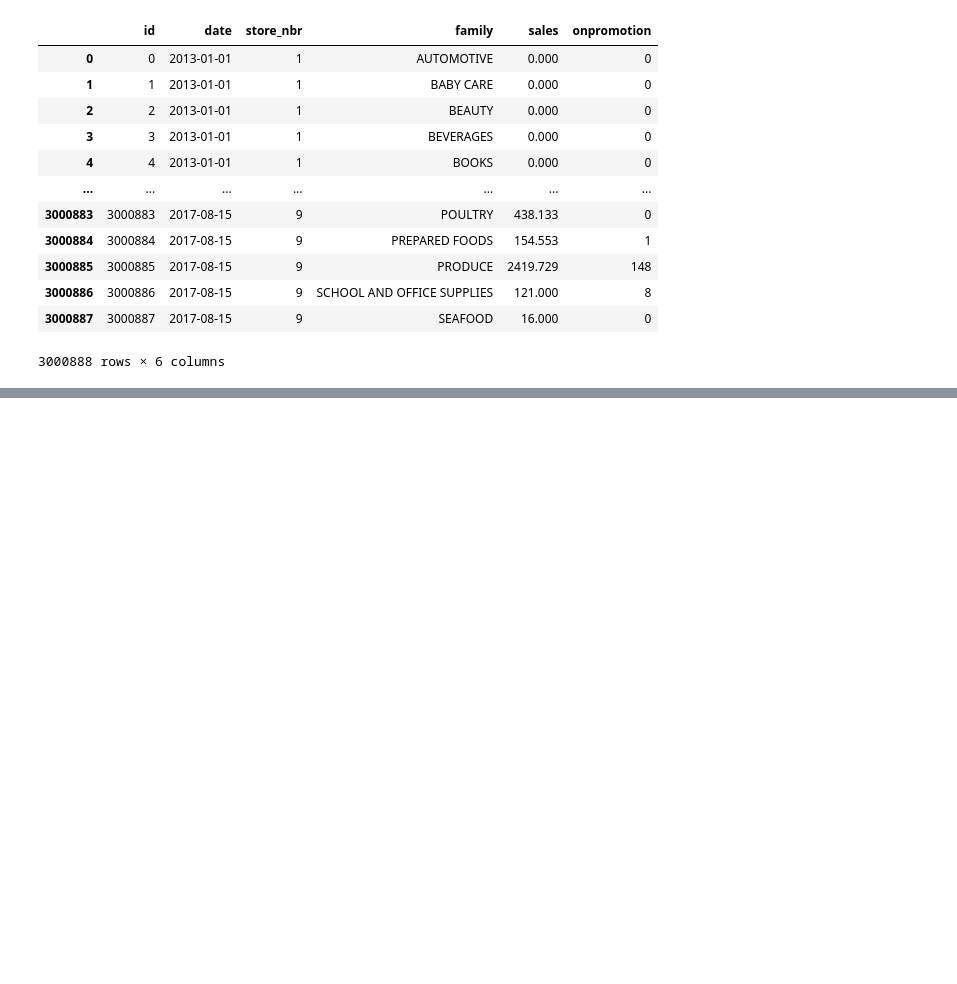
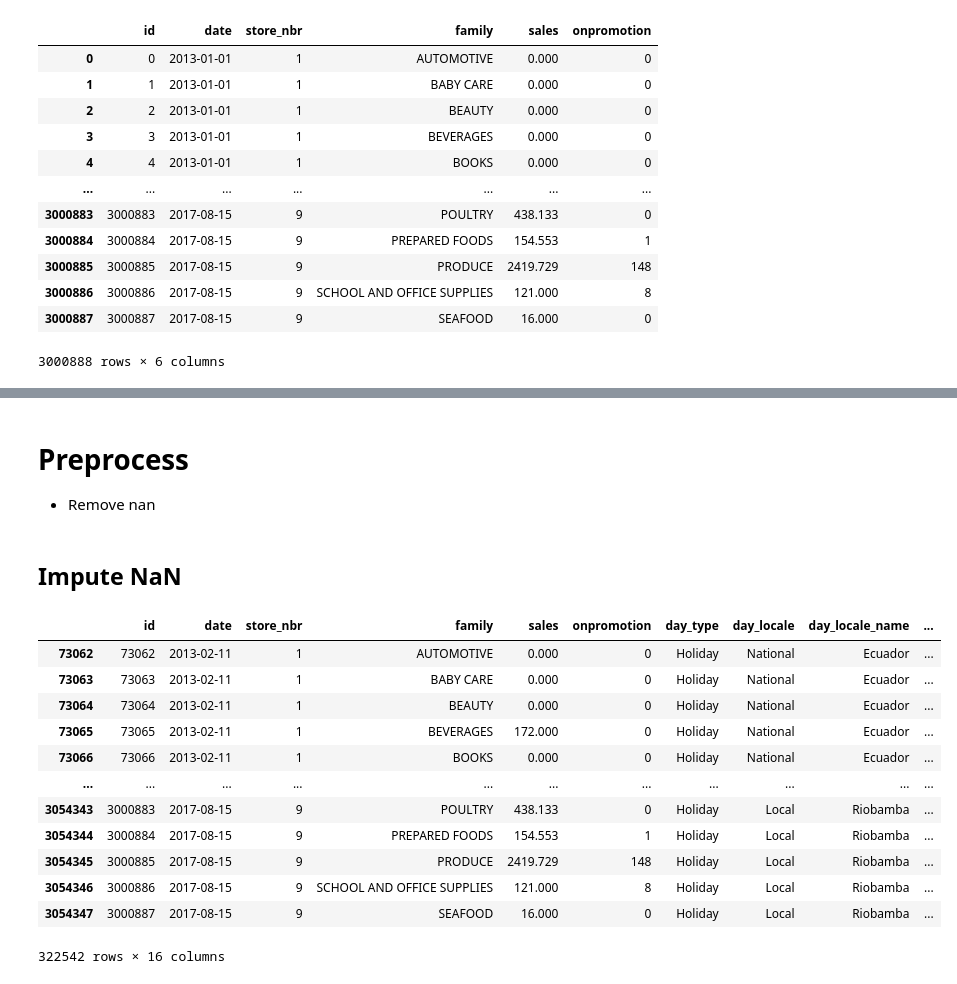
Before and after one commit to aizhanmaksatbek/demandForecasting, a Jupyter notebook: data/processing_scripts/prepare_data.ipynb, the cells around one changed output, grey strips where cells are left out. Saved outputs shown, nothing was run; the diff lists cells and outputs as text; code cells hidden in the pictures; blank space fills up the shorter version.

```diff
--- a/data/processing_scripts/prepare_data.ipynb
+++ b/data/processing_scripts/prepare_data.ipynb
@@ -7,0 +8,20 @@ Data file paths
+# %%
+def log_dataset_to_wandb(dataset_name, file_path):
+    """
+    Logs a dataset file to Weights and Biases as an artifact.
+    Args:
+        dataset_name (str): Name of the dataset artifact to create in Weights and Biases.
+        file_path (str): Path to the local dataset file.
+    """
+    WndbSwitch = False
+    if not WndbSwitch:
+        return
+    run = wandb.init(project="GNNDemandForecasting", job_type="dataset-creation")
+
+    # Create a new artifact for a dataset
+    artifact_log = wandb.Artifact(dataset_name, type='dataset')
+    artifact_log.add_file(file_path)
+
+    run.log_artifact(artifact_log)
+
+    wandb.finish()
@@ -123,0 +136,24 @@ Find logs at: ./wandb/run-20251016_182027-baxqky1l/logs
+# %% [markdown]
+# Preprocess
+- Remove nan
+# %% [markdown]
+## Impute NaN
+# %%
+train_merged.dropna(inplace=True)
+train_merged.to_csv("../processed_files/train_merged.csv", index=False)
+log_dataset_to_wandb("train_merged", "../processed_files/train_merged.csv")
+train_merged
+# %% [output]
+|  | id | date | store_nbr | family | sales | onpromotion | day_type | day_locale | day_locale_name | ... |
+| 73062 | 73062 | 2013-02-11 | 1 | AUTOMOTIVE | 0.000 | 0 | Holiday | National | Ecuador | ... |
+| 73063 | 73063 | 2013-02-11 | 1 | BABY CARE | 0.000 | 0 | Holiday | National | Ecuador | ... |
+| 73064 | 73064 | 2013-02-11 | 1 | BEAUTY | 0.000 | 0 | Holiday | National | Ecuador | ... |
+| 73065 | 73065 | 2013-02-11 | 1 | BEVERAGES | 172.000 | 0 | Holiday | National | Ecuador | ... |
+| 73066 | 73066 | 2013-02-11 | 1 | BOOKS | 0.000 | 0 | Holiday | National | Ecuador | ... |
+| ... | ... | ... | ... | ... | ... | ... | ... | ... | ... | ... |
+| 3054343 | 3000883 | 2017-08-15 | 9 | POULTRY | 438.133 | 0 | Holiday | Local | Riobamba | ... |
+| 3054344 | 3000884 | 2017-08-15 | 9 | PREPARED FOODS | 154.553 | 1 | Holiday | Local | Riobamba | ... |
+| 3054345 | 3000885 | 2017-08-15 | 9 | PRODUCE | 2419.729 | 148 | Holiday | Local | Riobamba | ... |
+| 3054346 | 3000886 | 2017-08-15 | 9 | SCHOOL AND OFFICE SUPPLIES | 121.000 | 8 | Holiday | Local | Riobamba | ... |
+| 3054347 | 3000887 | 2017-08-15 | 9 | SEAFOOD | 16.000 | 0 | Holiday | Local | Riobamba | ... |
+322542 rows × 16 columns
```
Also changed, not shown: parts of 11 cells of this notebook, 1 other file.
